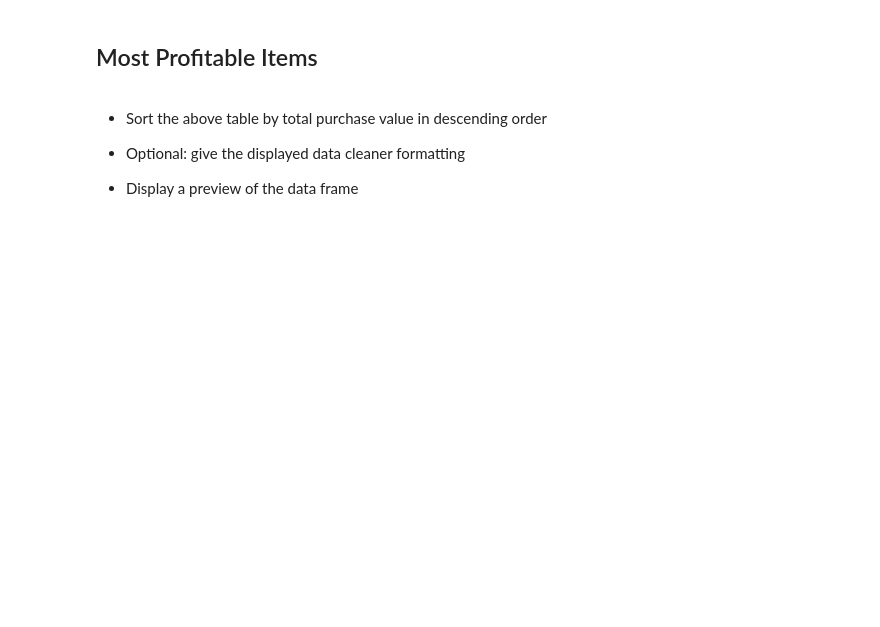
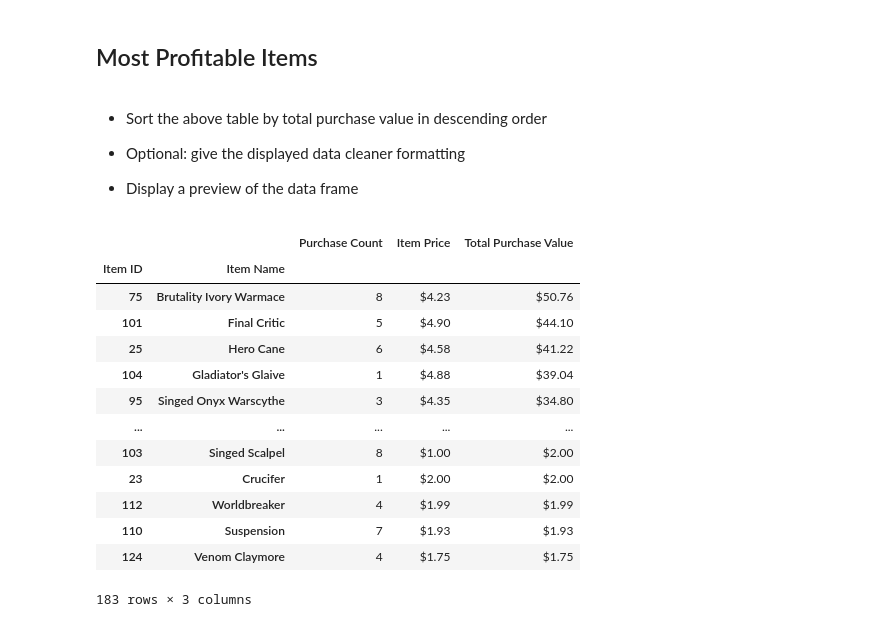
Before and after one commit to Mirgadir/Pandas, a Jupyter notebook: HeroesOfPymoli/HeroesOfPymoli_starter.ipynb, the cells around one changed output. Saved outputs shown, nothing was run; the diff lists cells and outputs as text; code cells hidden in the pictures; blank space fills up the shorter version.

```diff
--- a/HeroesOfPymoli/HeroesOfPymoli_starter.ipynb
+++ b/HeroesOfPymoli/HeroesOfPymoli_starter.ipynb
@@ -386,3 +432,28 @@ summary.head()
 
 
 * Display a preview of the data frame
+# %%
+# Most Profitable Items
+most_pop_count["Item Price"] = item_price
+most_pop_count["Total Purchase Value"] = purchase_value
+most_pop_count=most_pop_count.reset_index(drop=False)
+most_pop_count = most_pop_count.set_index(["Item ID", "Item Name"])
+most_pop_count = most_pop_count.sort_values(by="Total Purchase Value", ascending=False)
+most_pop_count['Item Price'] = most_pop_count['Item Price'].map('${:.2f}'.format)
+most_pop_count['Total Purchase Value'] = most_pop_count['Total Purchase Value'].map('${:.2f}'.format)
+most_pop_count
+# %% [output]
+|  |  | Purchase Count | Item Price | Total Purchase Value |
+| Item ID | Item Name |  |  |  |
+| 75 | Brutality Ivory Warmace | 8 | $4.23 | $50.76 |
+| 101 | Final Critic | 5 | $4.90 | $44.10 |
+| 25 | Hero Cane | 6 | $4.58 | $41.22 |
+| 104 | Gladiator's Glaive | 1 | $4.88 | $39.04 |
+| 95 | Singed Onyx Warscythe | 3 | $4.35 | $34.80 |
+| ... | ... | ... | ... | ... |
+| 103 | Singed Scalpel | 8 | $1.00 | $2.00 |
+| 23 | Crucifer | 1 | $2.00 | $2.00 |
+| 112 | Worldbreaker | 4 | $1.99 | $1.99 |
+| 110 | Suspension | 7 | $1.93 | $1.93 |
+| 124 | Venom Claymore | 4 | $1.75 | $1.75 |
+183 rows × 3 columns
```
Also changed, not shown: parts of 2 cells of this notebook, 1 other file.
